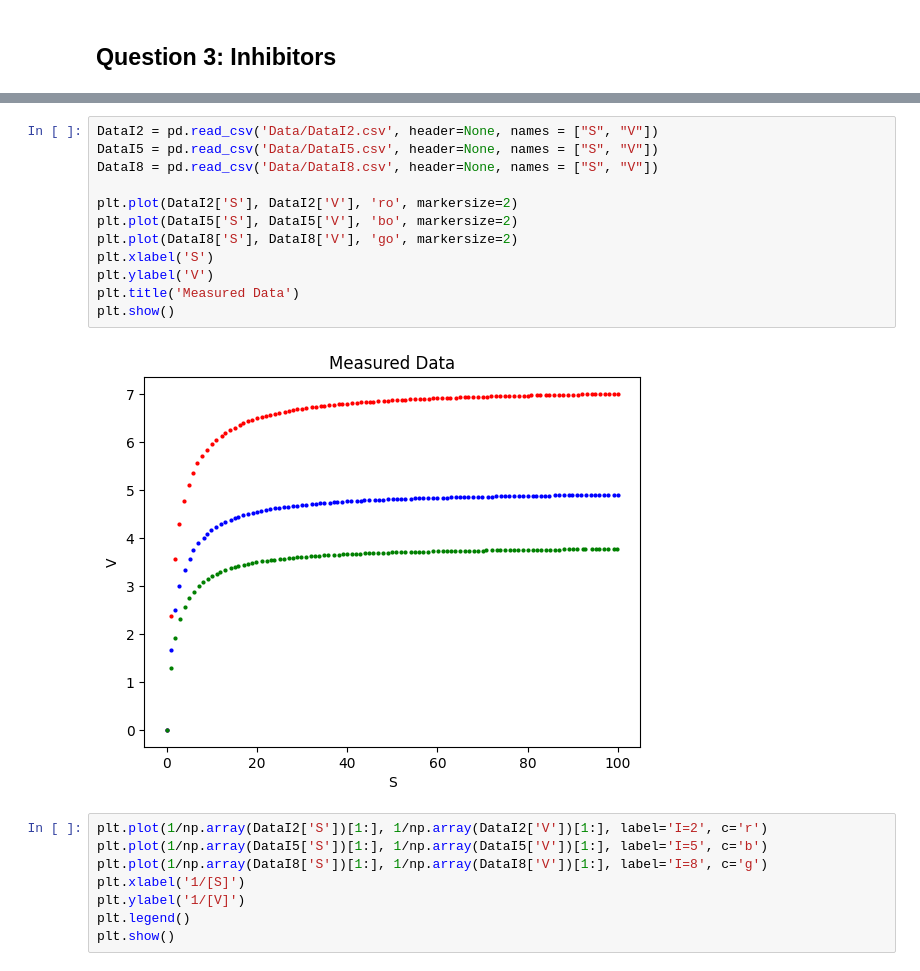
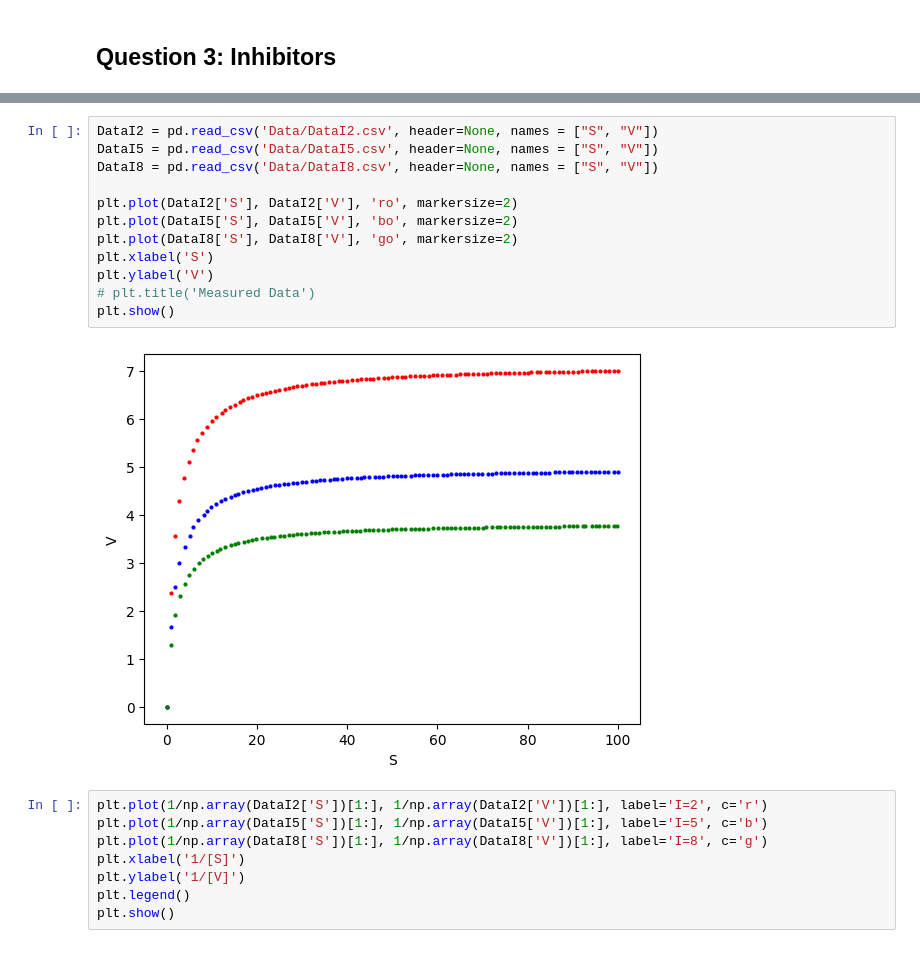
Before and after one commit to sachagijsbers/comp_bio, a Jupyter notebook: lawofmass.ipynb, the cells around one changed output, grey strips where cells are left out. Saved outputs shown, nothing was run; the diff lists cells and outputs as text.

```diff
--- a/lawofmass.ipynb
+++ b/lawofmass.ipynb
@@ -266,17 +265,17 @@ plt.show()
 # %%
 DataI2 = pd.read_csv('Data/DataI2.csv', header=None, names = ["S", "V"])
 DataI5 = pd.read_csv('Data/DataI5.csv', header=None, names = ["S", "V"])
 DataI8 = pd.read_csv('Data/DataI8.csv', header=None, names = ["S", "V"])
 
 plt.plot(DataI2['S'], DataI2['V'], 'ro', markersize=2)
 plt.plot(DataI5['S'], DataI5['V'], 'bo', markersize=2)
 plt.plot(DataI8['S'], DataI8['V'], 'go', markersize=2)
 plt.xlabel('S')
 plt.ylabel('V')
-plt.title('Measured Data')
+# plt.title('Measured Data')
 plt.show()
 # %% [output]
-[figure, old version]
+[figure, new version]
 # %%
 plt.plot(1/np.array(DataI2['S'])[1:], 1/np.array(DataI2['V'])[1:], label='I=2', c='r')
 plt.plot(1/np.array(DataI5['S'])[1:], 1/np.array(DataI5['V'])[1:], label='I=5', c='b')
```
Also changed, not shown: parts of 12 cells of this notebook.
